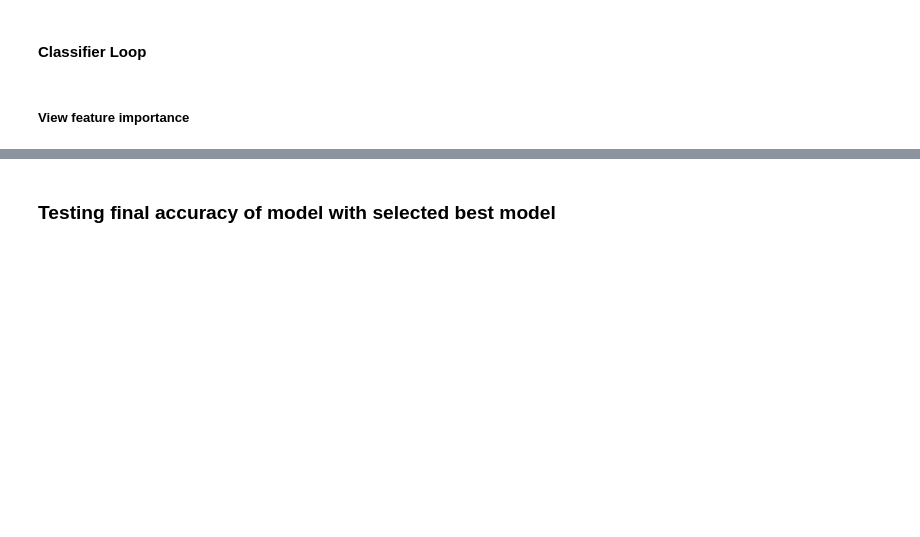
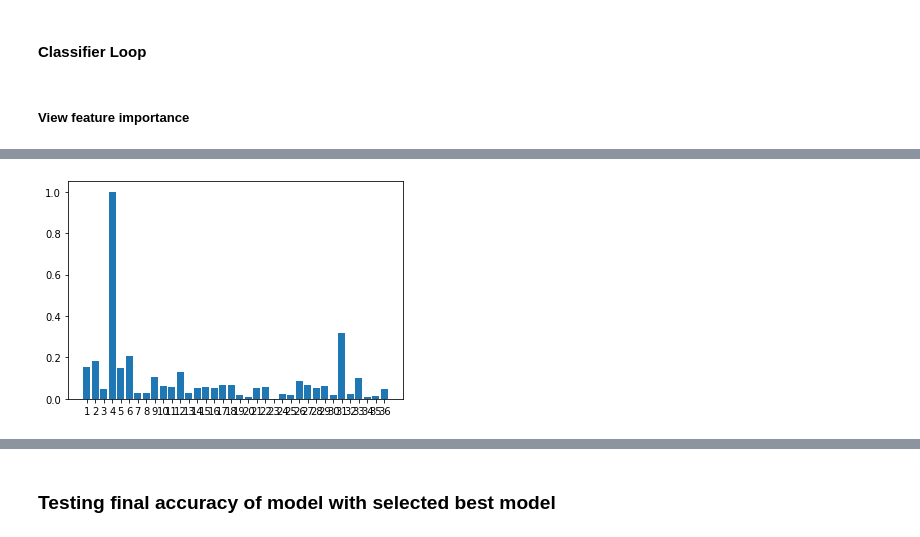
Before and after one commit to EricPostMaster/market-research-cluster-analysis, a Jupyter notebook: production.ipynb, the cells around one changed output, grey strips where cells are left out. Drawn from its saved outputs; the diff is of its cells as text; code cells hidden in the pictures; blank space fills up the shorter version.

```diff
--- a/production.ipynb
+++ b/production.ipynb
@@ -197,3 +216,4 @@ variable
 importance_rank = list(range(1,37))
 importance = importance.sort_values(by='Relative Importance', ascending=False)
 importance['rank'] = importance_rank
+importance.reset_index(inplace=True)
@@ -199,0 +230,11 @@ importance['rank'] = importance_rank
+# %%
+# importance.head(5)
+
+importance.sort_values(by="Relative Importance", inplace=True)
+
+fig, ax = plt.subplots()
+
+ax.bar(x=importance.variable, height=importance['Relative Importance'], tick_label=importance.variable)
+plt.show()
+# %% [output]
+[figure, added]
```
Also changed, not shown: parts of 5 cells of this notebook.
